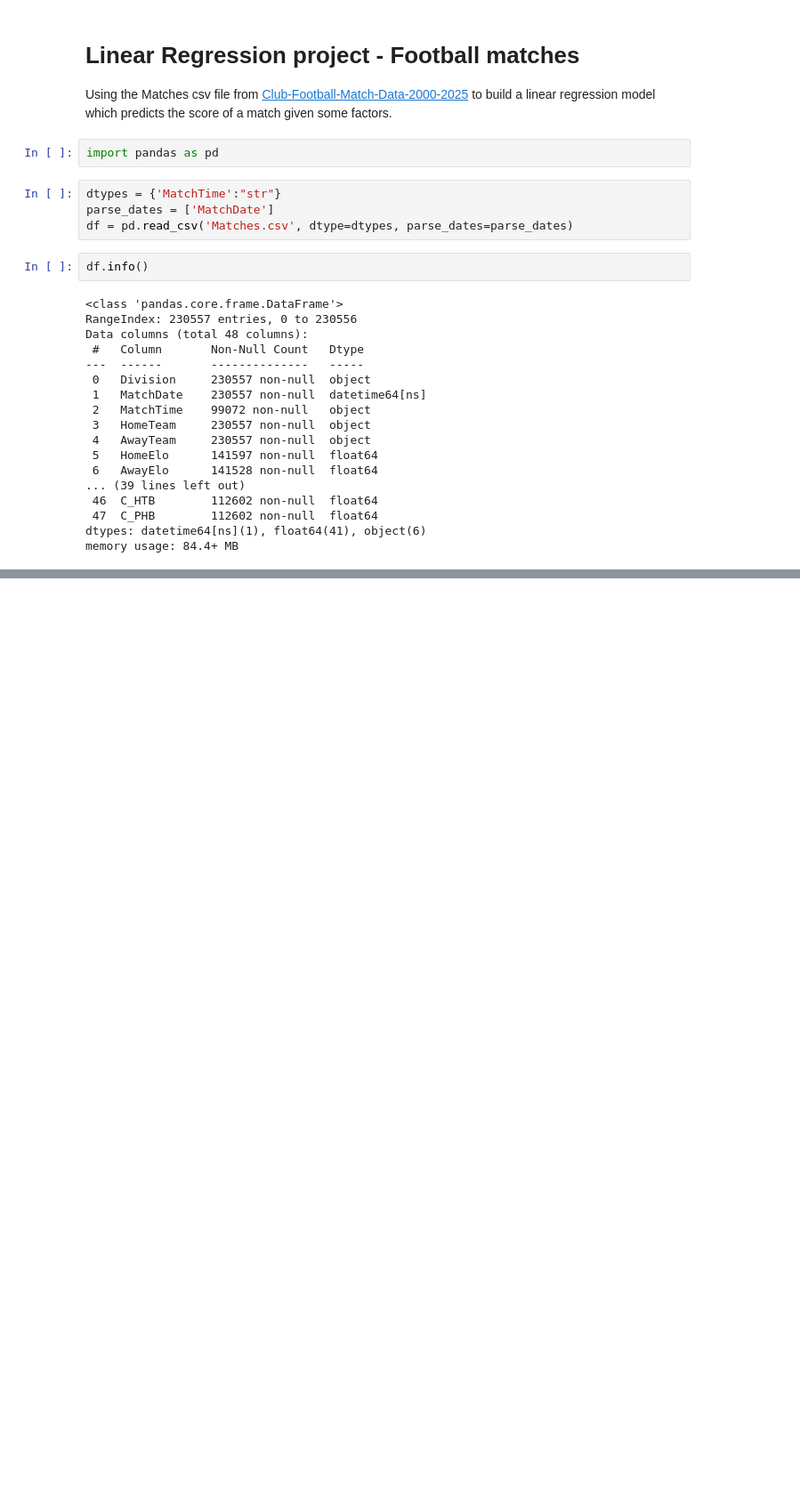
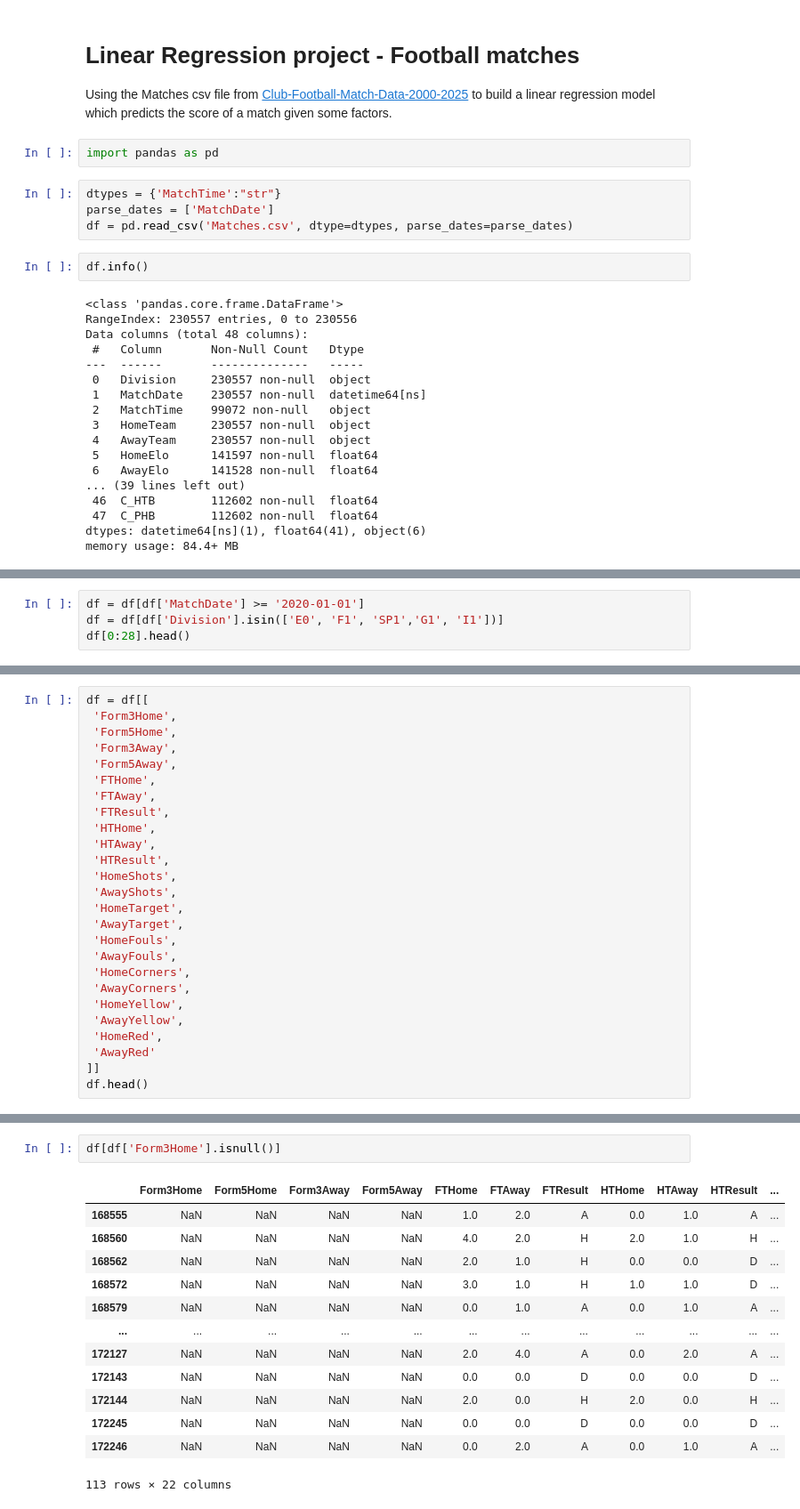
Before and after one commit to manvirmoore/projects, a Jupyter notebook: football/matches_regression.ipynb, the cells around one changed output, grey strips where cells are left out. Shown: that part at 89% size. Saved outputs shown, nothing was run; the diff lists cells and outputs as text; blank space fills up the shorter version.

```diff
--- a/football/matches_regression.ipynb
+++ b/football/matches_regression.ipynb
@@ -30,0 +41,4 @@ memory usage: 84.4+ MB
+# %%
+df = df[df['MatchDate'] >= '2020-01-01']
+df = df[df['Division'].isin(['E0', 'F1', 'SP1','G1', 'I1'])]
+df[0:28].head()
@@ -30,0 +53,26 @@ memory usage: 84.4+ MB
+# %%
+df = df[[
+ 'Form3Home',
+ 'Form5Home',
+ 'Form3Away',
+ 'Form5Away',
+ 'FTHome',
+ 'FTAway',
+ 'FTResult',
+ 'HTHome',
+ 'HTAway',
+ 'HTResult',
+ 'HomeShots',
+ 'AwayShots',
+ 'HomeTarget',
+ 'AwayTarget',
+ 'HomeFouls',
+ 'AwayFouls',
+ 'HomeCorners',
+ 'AwayCorners',
+ 'HomeYellow',
+ 'AwayYellow',
+ 'HomeRed',
+ 'AwayRed'
+]]
+df.head()
@@ -30,0 +107,16 @@ memory usage: 84.4+ MB
+# %%
+df[df['Form3Home'].isnull()]
+# %% [output]
+|  | Form3Home | Form5Home | Form3Away | Form5Away | FTHome | FTAway | FTResult | HTHome | HTAway | HTResult | ... |
+| 168555 | NaN | NaN | NaN | NaN | 1.0 | 2.0 | A | 0.0 | 1.0 | A | ... |
+| 168560 | NaN | NaN | NaN | NaN | 4.0 | 2.0 | H | 2.0 | 1.0 | H | ... |
+| 168562 | NaN | NaN | NaN | NaN | 2.0 | 1.0 | H | 0.0 | 0.0 | D | ... |
+| 168572 | NaN | NaN | NaN | NaN | 3.0 | 1.0 | H | 1.0 | 1.0 | D | ... |
+| 168579 | NaN | NaN | NaN | NaN | 0.0 | 1.0 | A | 0.0 | 1.0 | A | ... |
+| ... | ... | ... | ... | ... | ... | ... | ... | ... | ... | ... | ... |
+| 172127 | NaN | NaN | NaN | NaN | 2.0 | 4.0 | A | 0.0 | 2.0 | A | ... |
+| 172143 | NaN | NaN | NaN | NaN | 0.0 | 0.0 | D | 0.0 | 0.0 | D | ... |
+| 172144 | NaN | NaN | NaN | NaN | 2.0 | 0.0 | H | 2.0 | 0.0 | H | ... |
+| 172245 | NaN | NaN | NaN | NaN | 0.0 | 0.0 | D | 0.0 | 0.0 | D | ... |
+| 172246 | NaN | NaN | NaN | NaN | 0.0 | 2.0 | A | 0.0 | 1.0 | A | ... |
+113 rows × 22 columns
```
Also changed, not shown: parts of 5 cells of this notebook, 1 other file.
